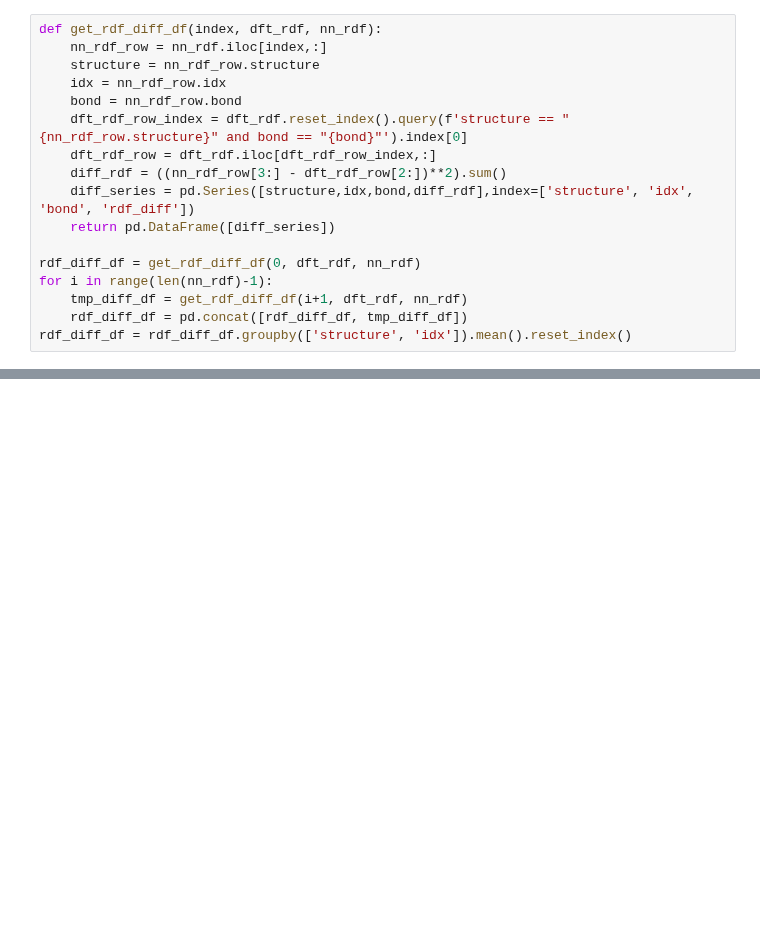
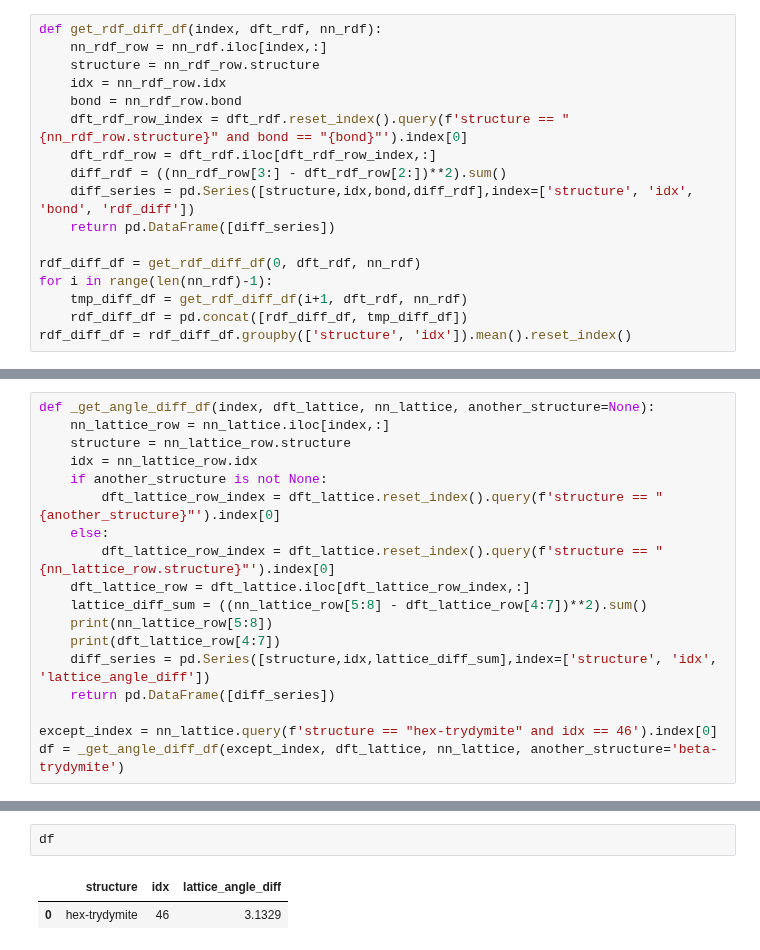
Before and after one commit to y1u0d2a1i/Research, a Jupyter notebook: scripts/lammps/calc_structure_optimization_diff.ipynb, the cells around one changed output, grey strips where cells are left out. Drawn from its saved outputs; the diff is of its cells as text; blank space fills up the shorter version.

```diff
--- a/scripts/lammps/calc_structure_optimization_diff.ipynb
+++ b/scripts/lammps/calc_structure_optimization_diff.ipynb
@@ -46,0 +133,18 @@ df.to_csv(f'{nn_data_path}/diff.csv', index=False)
+# %%
+def _get_angle_diff_df(index, dft_lattice, nn_lattice, another_structure=None):
+    nn_lattice_row = nn_lattice.iloc[index,:]
+    structure = nn_lattice_row.structure
+    idx = nn_lattice_row.idx
+    if another_structure is not None:
+        dft_lattice_row_index = dft_lattice.reset_index().query(f'structure == "{another_structure}"').index[0]
+    else:
+        dft_lattice_row_index = dft_lattice.reset_index().query(f'structure == "{nn_lattice_row.structure}"').index[0]
+    dft_lattice_row = dft_lattice.iloc[dft_lattice_row_index,:]
+    lattice_diff_sum = ((nn_lattice_row[5:8] - dft_lattice_row[4:7])**2).sum()
+    print(nn_lattice_row[5:8])
+    print(dft_lattice_row[4:7])
+    diff_series = pd.Series([structure,idx,lattice_diff_sum],index=['structure', 'idx', 'lattice_angle_diff'])
+    return pd.DataFrame([diff_series])
+
+except_index = nn_lattice.query(f'structure == "hex-trydymite" and idx == 46').index[0]
+df = _get_angle_diff_df(except_index, dft_lattice, nn_lattice, another_structure='beta-trydymite')
@@ -46,0 +160,5 @@ df.to_csv(f'{nn_data_path}/diff.csv', index=False)
+# %%
+df
+# %% [output]
+|  | structure | idx | lattice_angle_diff |
+| 0 | hex-trydymite | 46 | 3.1329 |
```
Also changed, not shown: parts of 9 cells of this notebook, 10 other files.
